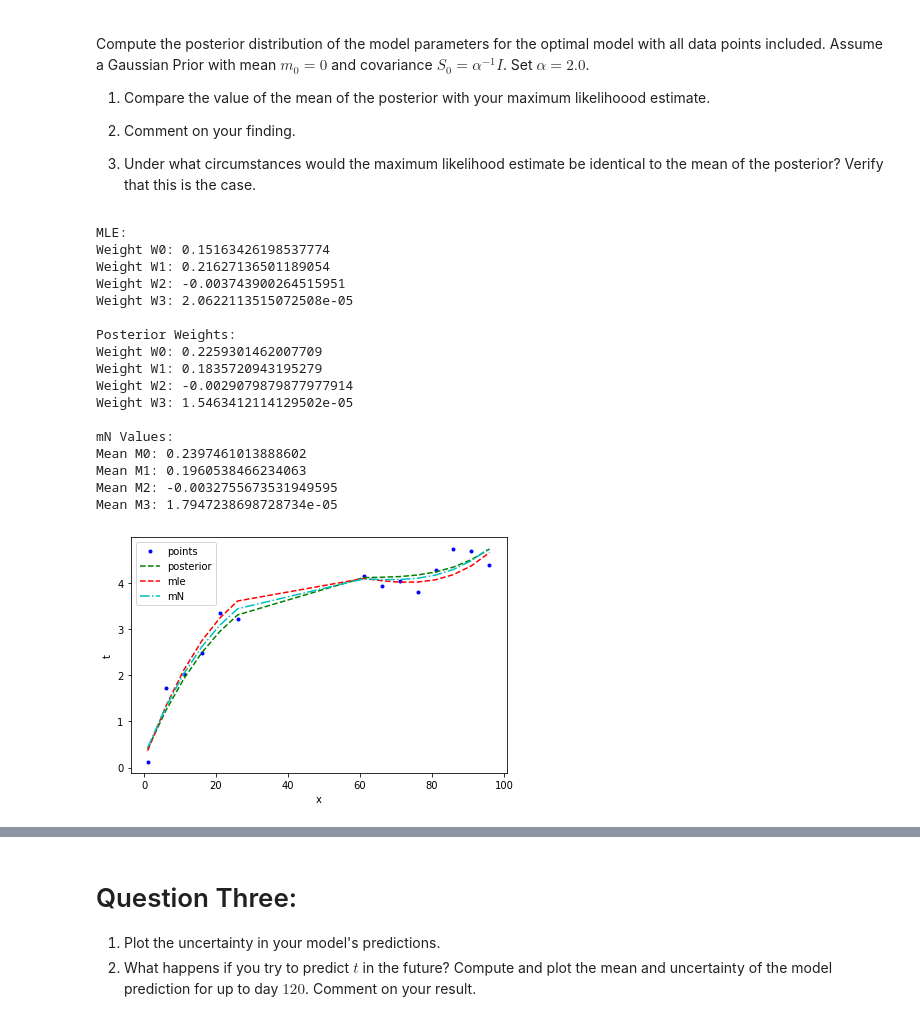
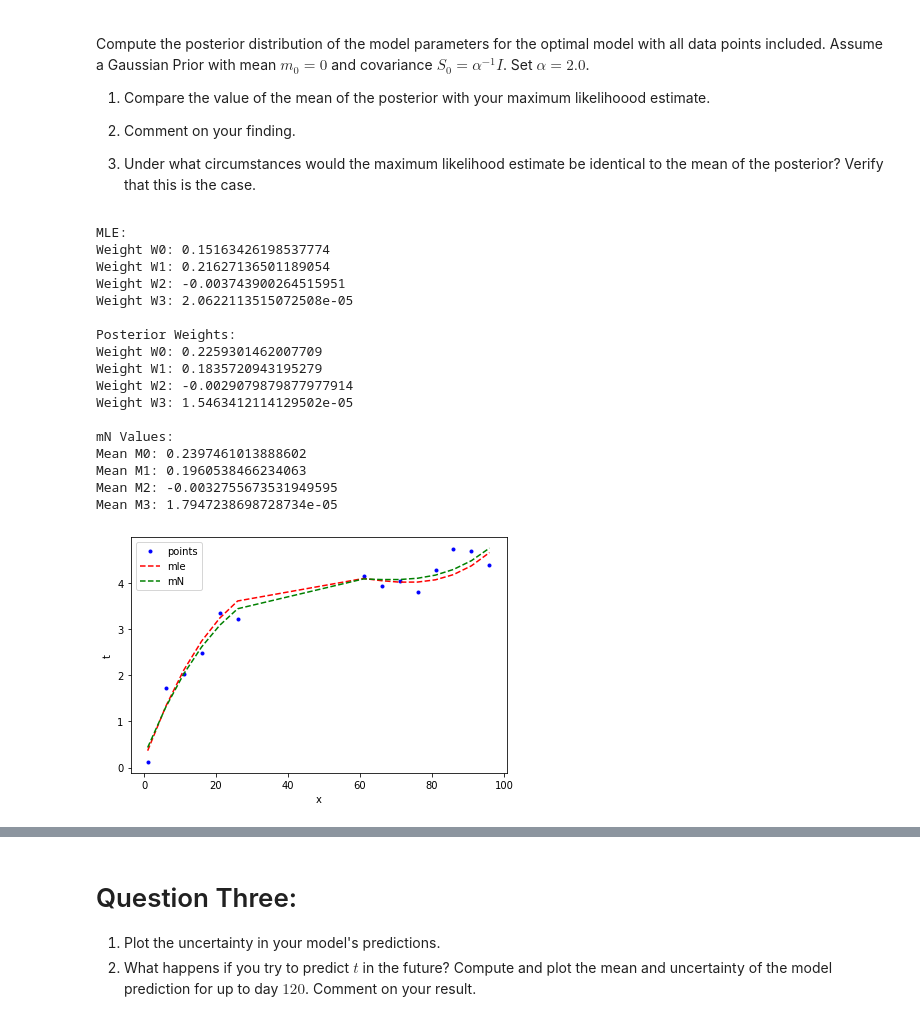
Before and after one commit to palvindersander/machine-learning-uni, a Jupyter notebook: regression 1/assignment1.ipynb, the cells around one changed output, grey strips where cells are left out. Saved outputs shown, nothing was run; the diff lists cells and outputs as text; code cells hidden in the pictures.

```diff
--- a/regression 1/assignment1.ipynb
+++ b/regression 1/assignment1.ipynb
@@ -235,33 +254,34 @@ m0 = np.zeros(wtrue.size)
 S0 = (1/alpha)*np.eye(wtrue.size)
 
 # Matrix of x^n values for 0 <= n <= 3
-Phi = np.concatenate((np.ones((Npts,1)),x,pow(x,2),pow(x,3)),axis=1)
+Phi = np.concatenate((np.ones((Npts, 1)), x, pow(x, 2), pow(x, 3)), axis=1)
 
 # Random samples (of all points)
-sample_indices = np.random.choice(np.linspace(0,Npts-1,Npts).astype(int),size=Npts,replace=False)
+sample_indices = np.random.choice(np.linspace(0, Npts-1, Npts).astype(int), size=Npts, replace=False)
 xsample = np.atleast_2d(x[sample_indices[0:N]])
 tsample = np.atleast_2d(t.flatten()[sample_indices[0:N]]).T
 Phisample = np.atleast_2d(Phi[sample_indices[0:N]])
 
 # Compute parameters for posterior distribution
 invS0 = alpha*np.eye(wtrue.size)
-invSN = invS0 + beta*np.matmul(Phisample.T,Phisample)
+invSN = invS0 + beta*np.matmul(Phisample.T, Phisample)
 SN = np.linalg.inv(invSN)
-mN = np.squeeze(beta*np.matmul(SN,np.matmul(Phisample.T,tsample)))
+mN = np.squeeze(beta*np.matmul(SN, np.matmul(Phisample.T, tsample)))
 
 # Compute posterior distribution
-posterior = np.random.multivariate_normal(mean=mN,cov=SN)
+posterior = np.random.multivariate_normal(mean=mN, cov=SN)
 
-# Plot points, posterior plot, mle plot (not interpolated)
-mle = np.matmul(Phi,wtrue)
-means = np.matmul(Phi,mN)
-post = np.matmul(Phi,posterior)
-sigmasq = (1/beta) + np.diag(np.matmul(Phi,np.matmul(SN,Phi.T)))
+# Plot points, means plot, mle plot (not interpolated)
+mle = np.matmul(Phi, wtrue)
+means = np.matmul(Phi, mN)
 plt.figure()
-plt.plot(x,t,'b.', label='points')
-plt.plot(x,post,'g--', label='posterior')
-plt.plot(x,mle,'r--', label='mle')
-plt.plot(x,means,'c-.', label='mN')
+
+#post = np.matmul(Phi,posterior)
+#plt.plot(x,post,'c-.', label='posterior')
+
+plt.plot(x, t, 'b.', label='points')
+plt.plot(x, mle, 'r--', label='mle')
+plt.plot(x, means, 'g--', label='mN')
 plt.legend()
 plt.xlabel('x')
 plt.ylabel('t')
@@ -271,34 +291,34 @@ plt.tight_layout()
 # Print mle, posterior and mN weights
 print("MLE:")
 for i, v in enumerate(w):
     print(f"Weight W{str(i)}: {v}")
 print()
 print("Posterior Weights:")
 for i, v in enumerate(posterior):
     print(f"Weight W{str(i)}: {v}")
 print()
 print("mN Values:")
 for i, v in enumerate(mN):
     print(f"Mean M{str(i)}: {v}")
 # %% [output]
 MLE:
 Weight W0: 0.15163426198537774
 Weight W1: 0.21627136501189054
 Weight W2: -0.003743900264515951
 Weight W3: 2.0622113515072508e-05
 
 Posterior Weights:
 Weight W0: 0.2259301462007709
 Weight W1: 0.1835720943195279
 Weight W2: -0.0029079879877977914
 Weight W3: 1.5463412114129502e-05
 
 mN Values:
 Mean M0: 0.2397461013888602
 Mean M1: 0.1960538466234063
 Mean M2: -0.0032755673531949595
 Mean M3: 1.7947238698728734e-05
-[figure, old version]
+[figure, new version]
 # %% [markdown]
 ## Question Two Answers:
 
```
Also changed, not shown: parts of 9 cells of this notebook, 2 other files.
